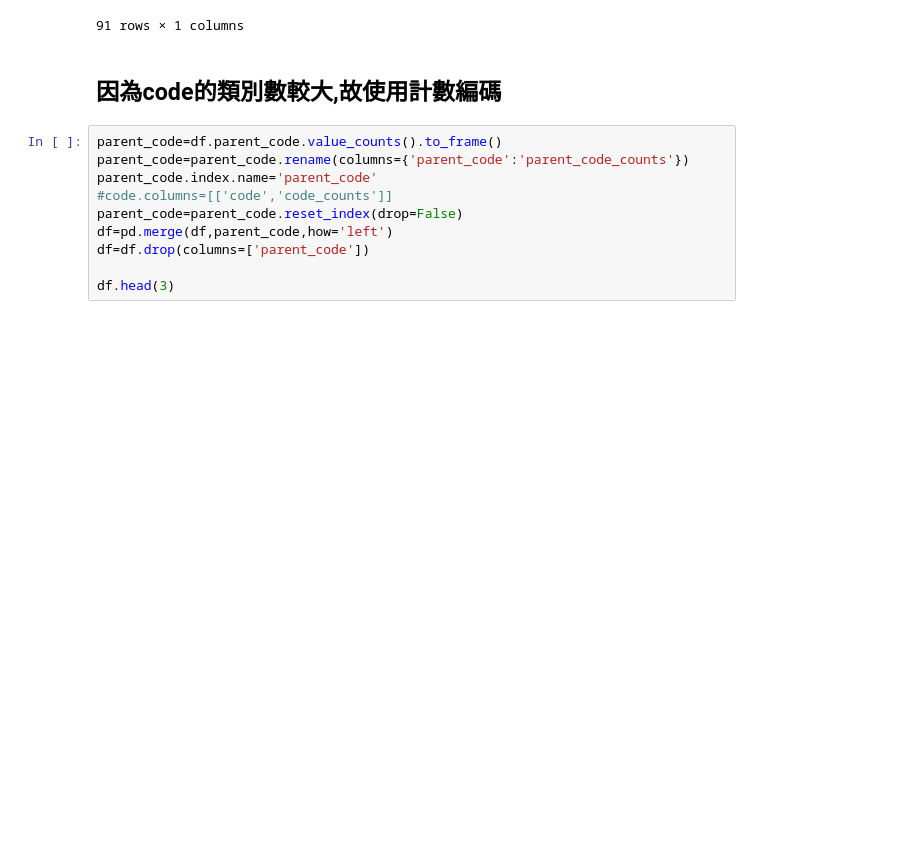
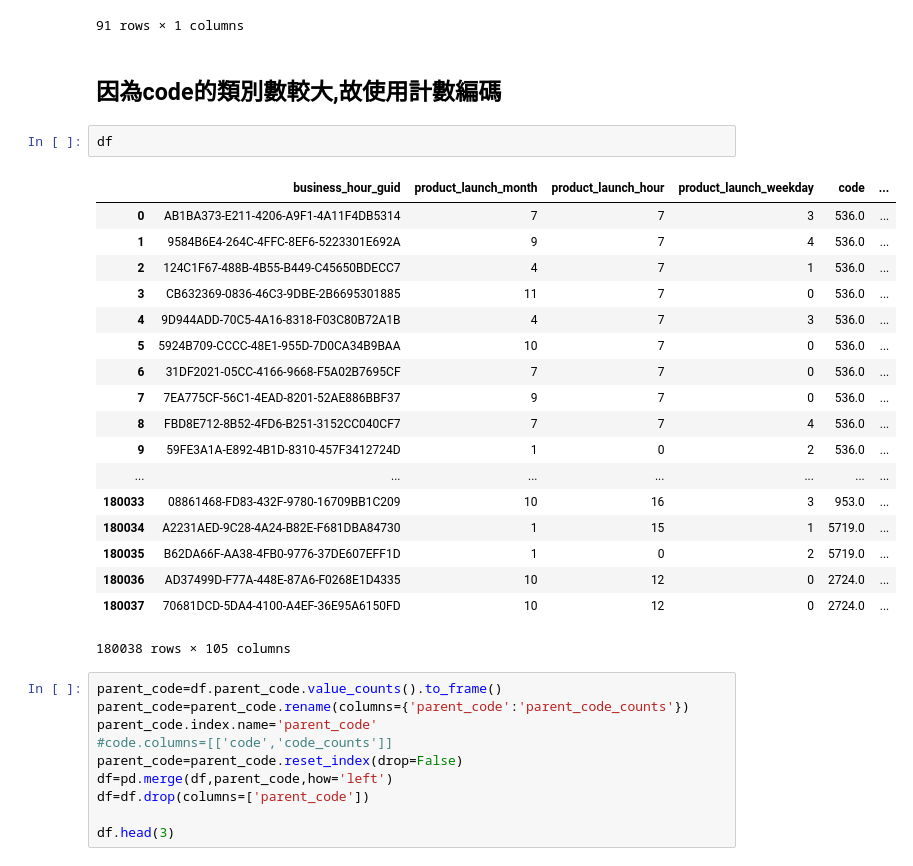
Before and after one commit to hwangching/BDSE_Avengers, a Jupyter notebook: return_prediction/EC/0614model.ipynb, the cells around one changed output. Drawn from its saved outputs; the diff is of its cells as text; blank space fills up the shorter version.

```diff
--- a/return_prediction/EC/0614model.ipynb
+++ b/return_prediction/EC/0614model.ipynb
@@ -286,6 +286,27 @@ sales_180days
 91 rows × 1 columns
 # %% [markdown]
 ## 因為code的類別數較大,故使用計數編碼
+# %%
+df
+# %% [output]
+|  | business_hour_guid | product_launch_month | product_launch_hour | product_launch_weekday | code | ... |
+| 0 | AB1BA373-E211-4206-A9F1-4A11F4DB5314 | 7 | 7 | 3 | 536.0 | ... |
+| 1 | 9584B6E4-264C-4FFC-8EF6-5223301E692A | 9 | 7 | 4 | 536.0 | ... |
+| 2 | 124C1F67-488B-4B55-B449-C45650BDECC7 | 4 | 7 | 1 | 536.0 | ... |
+| 3 | CB632369-0836-46C3-9DBE-2B6695301885 | 11 | 7 | 0 | 536.0 | ... |
+| 4 | 9D944ADD-70C5-4A16-8318-F03C80B72A1B | 4 | 7 | 3 | 536.0 | ... |
+| 5 | 5924B709-CCCC-48E1-955D-7D0CA34B9BAA | 10 | 7 | 0 | 536.0 | ... |
+| 6 | 31DF2021-05CC-4166-9668-F5A02B7695CF | 7 | 7 | 0 | 536.0 | ... |
+| 7 | 7EA775CF-56C1-4EAD-8201-52AE886BBF37 | 9 | 7 | 0 | 536.0 | ... |
+| 8 | FBD8E712-8B52-4FD6-B251-3152CC040CF7 | 7 | 7 | 4 | 536.0 | ... |
+| 9 | 59FE3A1A-E892-4B1D-8310-457F3412724D | 1 | 0 | 2 | 536.0 | ... |
+| ... | ... | ... | ... | ... | ... | ... |
+| 180033 | 08861468-FD83-432F-9780-16709BB1C209 | 10 | 16 | 3 | 953.0 | ... |
+| 180034 | A2231AED-9C28-4A24-B82E-F681DBA84730 | 1 | 15 | 1 | 5719.0 | ... |
+| 180035 | B62DA66F-AA38-4FB0-9776-37DE607EFF1D | 1 | 0 | 2 | 5719.0 | ... |
+| 180036 | AD37499D-F77A-448E-87A6-F0268E1D4335 | 10 | 12 | 0 | 2724.0 | ... |
+| 180037 | 70681DCD-5DA4-4100-A4EF-36E95A6150FD | 10 | 12 | 0 | 2724.0 | ... |
+180038 rows × 105 columns
 # %%
 parent_code=df.parent_code.value_counts().to_frame()
 parent_code=parent_code.rename(columns={'parent_code':'parent_code_counts'})
```
Also changed, not shown: parts of 10 cells of this notebook.
